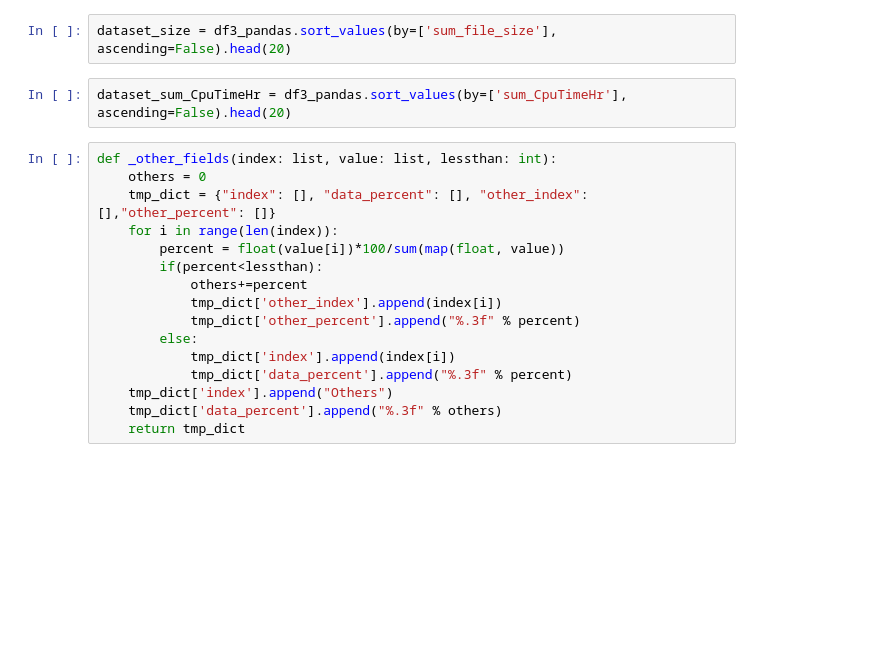
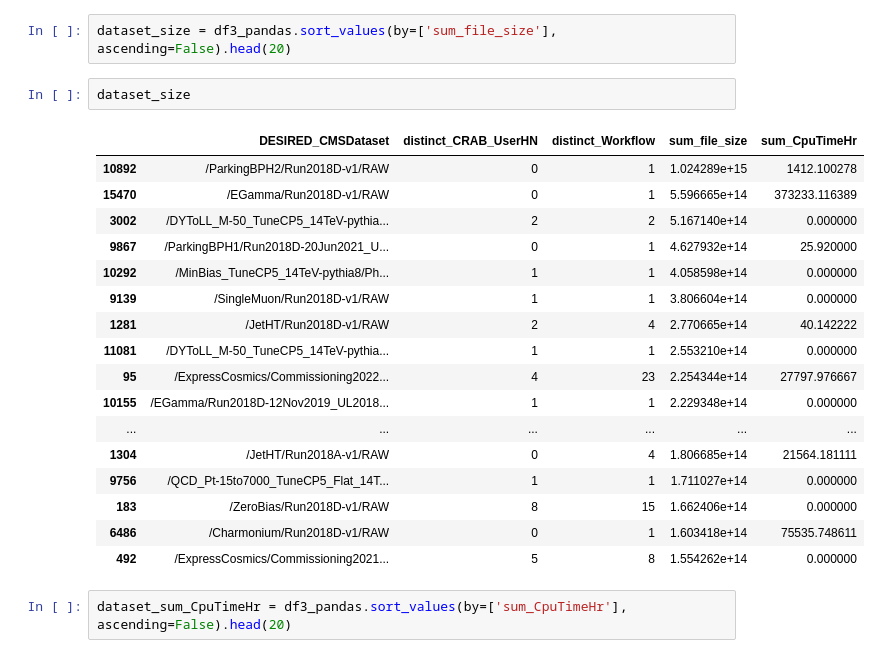
Before and after one commit to nphumekham/cern-crab-data-analysis, a Jupyter notebook: crab_data_analysis_doc/top_used_CMS_dataset.ipynb, the cells around one changed output. Saved outputs shown, nothing was run; the diff lists cells and outputs as text; blank space fills up the shorter version.

```diff
--- a/crab_data_analysis_doc/top_used_CMS_dataset.ipynb
+++ b/crab_data_analysis_doc/top_used_CMS_dataset.ipynb
@@ -206,21 +206,25 @@ dataset_CRAB_UserHN = df3_pandas.sort_values(by=['distinct_CRAB_UserHN'], ascend
 dataset_Workflow = df3_pandas.sort_values(by=['distinct_Workflow'], ascending=False).head(20)
 # %%
 dataset_size = df3_pandas.sort_values(by=['sum_file_size'], ascending=False).head(20)
+# %%
+dataset_size
+# %% [output]
+|  | DESIRED_CMSDataset | distinct_CRAB_UserHN | distinct_Workflow | sum_file_size | sum_CpuTimeHr |
+| 10892 | /ParkingBPH2/Run2018D-v1/RAW | 0 | 1 | 1.024289e+15 | 1412.100278 |
+| 15470 | /EGamma/Run2018D-v1/RAW | 0 | 1 | 5.596665e+14 | 373233.116389 |
+| 3002 | /DYToLL_M-50_TuneCP5_14TeV-pythia... | 2 | 2 | 5.167140e+14 | 0.000000 |
+| 9867 | /ParkingBPH1/Run2018D-20Jun2021_U... | 0 | 1 | 4.627932e+14 | 25.920000 |
+| 10292 | /MinBias_TuneCP5_14TeV-pythia8/Ph... | 1 | 1 | 4.058598e+14 | 0.000000 |
+| 9139 | /SingleMuon/Run2018D-v1/RAW | 1 | 1 | 3.806604e+14 | 0.000000 |
+| 1281 | /JetHT/Run2018D-v1/RAW | 2 | 4 | 2.770665e+14 | 40.142222 |
+| 11081 | /DYToLL_M-50_TuneCP5_14TeV-pythia... | 1 | 1 | 2.553210e+14 | 0.000000 |
+| 95 | /ExpressCosmics/Commissioning2022... | 4 | 23 | 2.254344e+14 | 27797.976667 |
+| 10155 | /EGamma/Run2018D-12Nov2019_UL2018... | 1 | 1 | 2.229348e+14 | 0.000000 |
+| ... | ... | ... | ... | ... | ... |
+| 1304 | /JetHT/Run2018A-v1/RAW | 0 | 4 | 1.806685e+14 | 21564.181111 |
+| 9756 | /QCD_Pt-15to7000_TuneCP5_Flat_14T... | 1 | 1 | 1.711027e+14 | 0.000000 |
+| 183 | /ZeroBias/Run2018D-v1/RAW | 8 | 15 | 1.662406e+14 | 0.000000 |
+| 6486 | /Charmonium/Run2018D-v1/RAW | 0 | 1 | 1.603418e+14 | 75535.748611 |
+| 492 | /ExpressCosmics/Commissioning2021... | 5 | 8 | 1.554262e+14 | 0.000000 |
 # %%
 dataset_sum_CpuTimeHr = df3_pandas.sort_values(by=['sum_CpuTimeHr'], ascending=False).head(20)
-# %%
-def _other_fields(index: list, value: list, lessthan: int):
-    others = 0
-    tmp_dict = {"index": [], "data_percent": [], "other_index": [],"other_percent": []}
-    for i in range(len(index)):
-        percent = float(value[i])*100/sum(map(float, value))
-        if(percent<lessthan):
-            others+=percent
-            tmp_dict['other_index'].append(index[i])
-            tmp_dict['other_percent'].append("%.3f" % percent)
-        else:
-            tmp_dict['index'].append(index[i])
-            tmp_dict['data_percent'].append("%.3f" % percent)
-    tmp_dict['index'].append("Others")
-    tmp_dict['data_percent'].append("%.3f" % others)
-    return tmp_dict
```
Also changed, not shown: parts of 3 cells of this notebook.
